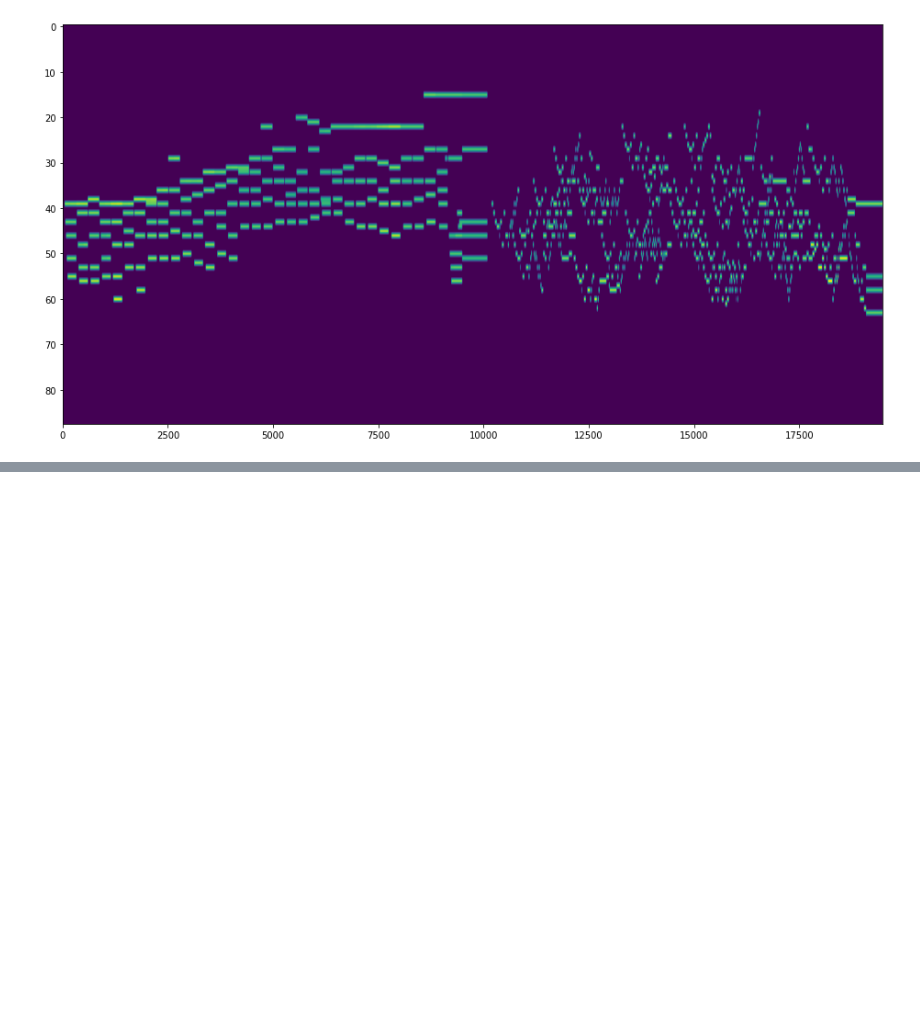
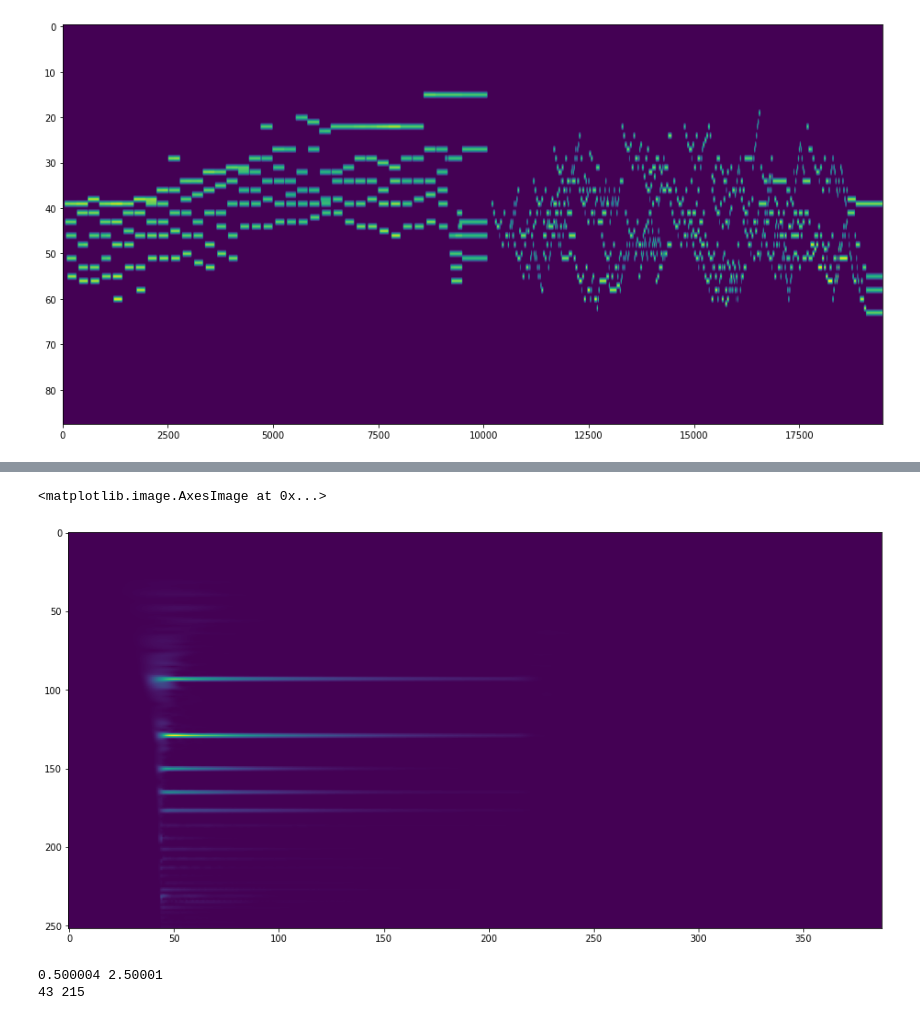
Before and after one commit to EstebSalazar/Proyecto-TCD, a Jupyter notebook: Proyecto.ipynb, the cells around one changed output, grey strips where cells are left out. Saved outputs shown, nothing was run; the diff lists cells and outputs as text; code cells hidden in the pictures; blank space fills up the shorter version.

```diff
--- a/Proyecto.ipynb
+++ b/Proyecto.ipynb
@@ -158,7 +160,7 @@ for i in range(1,len(lis)):
     x = np.concatenate((x,x2))
 # %%
 #Se guarda el espectrograma de una melodía
-aux,sr = librosa.core.load('drive/MyDrive/MUS/MAPS_MUS-bach_846_AkPnBcht.wav',sr=44100, mono=True)
+aux,sr = librosa.core.load('drive/MyDrive/MUS/MAPS_MUS-bach_846_AkPnBchtx2.wav',sr=44100, mono=True)
 X_test = np.abs(librosa.cqt(aux, sr=sr, hop_length=512, n_bins=252, bins_per_octave=36))
 X_test=X_test.T
 # %%
@@ -379,0 +385,23 @@ plt.imshow(Y_pred.T, aspect="auto")
+# %%
+aux,sr = librosa.core.load('drive/MyDrive/Data train/MAPS_ISOL_NO_F_S0_M55_AkPnBcht.wav',sr=44100, mono=True)
+X_test = np.abs(librosa.cqt(aux, sr=sr, hop_length=512, n_bins=252, bins_per_octave=36))
+X_test=X_test.T
+# %%
+plt.figure(figsize=(16, 8))
+plt.imshow(X_test.T, aspect="auto")
+# %% [output]
+<matplotlib.image.AxesImage at 0x...>
+[figure, added]
+# %%
+f=open('drive/MyDrive/Data train/MAPS_ISOL_NO_F_S0_M55_AkPnBcht.txt')
+L=f.readlines()
+f.close()
+k = float(L[1].split()[0])
+j = float(L[1].split()[1])
+print(k,j)
+k1=librosa.time_to_frames(k, sr=sr)
+j1=librosa.time_to_frames(j, sr=sr)
+print(k1,j1)
+# %% [output]
+0.500004 2.50001
+43 215
```
Also changed, not shown: parts of 23 cells of this notebook.
